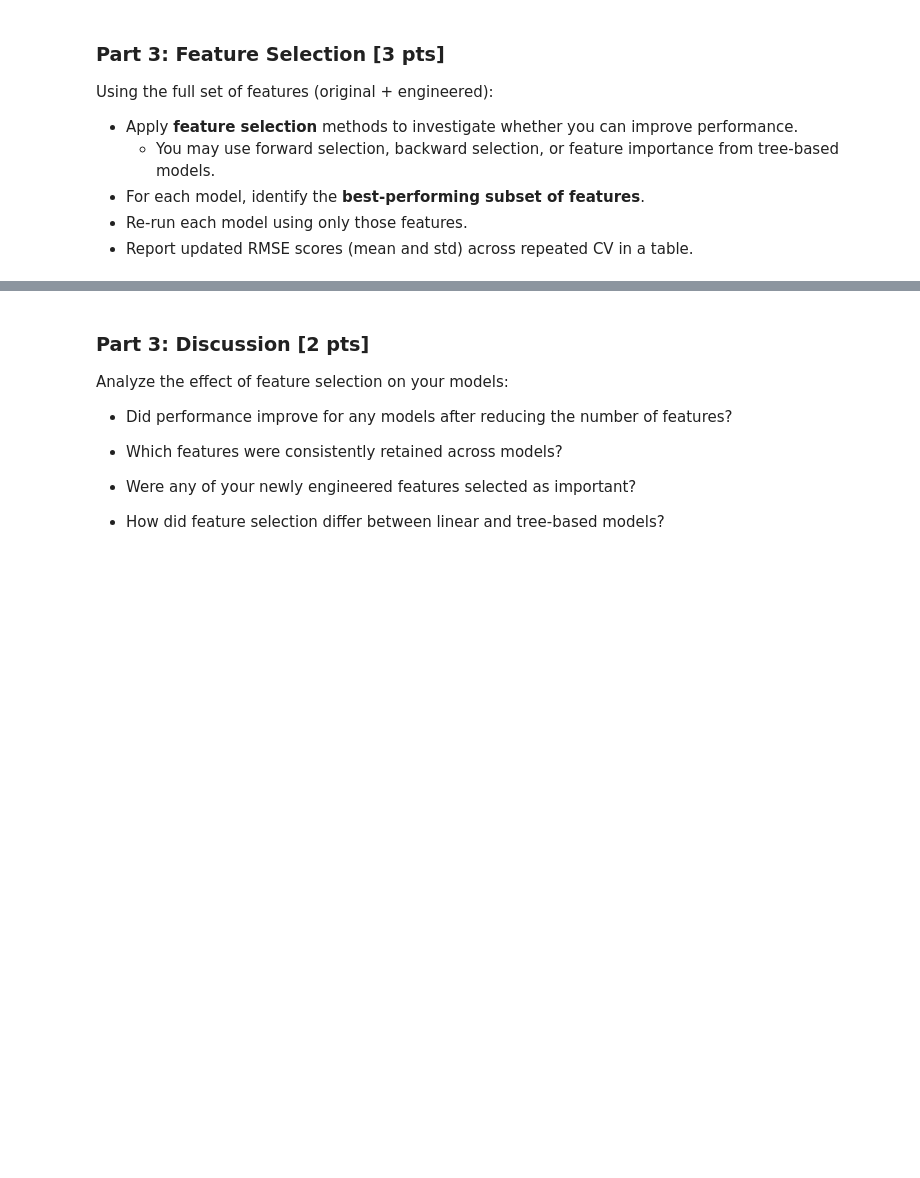
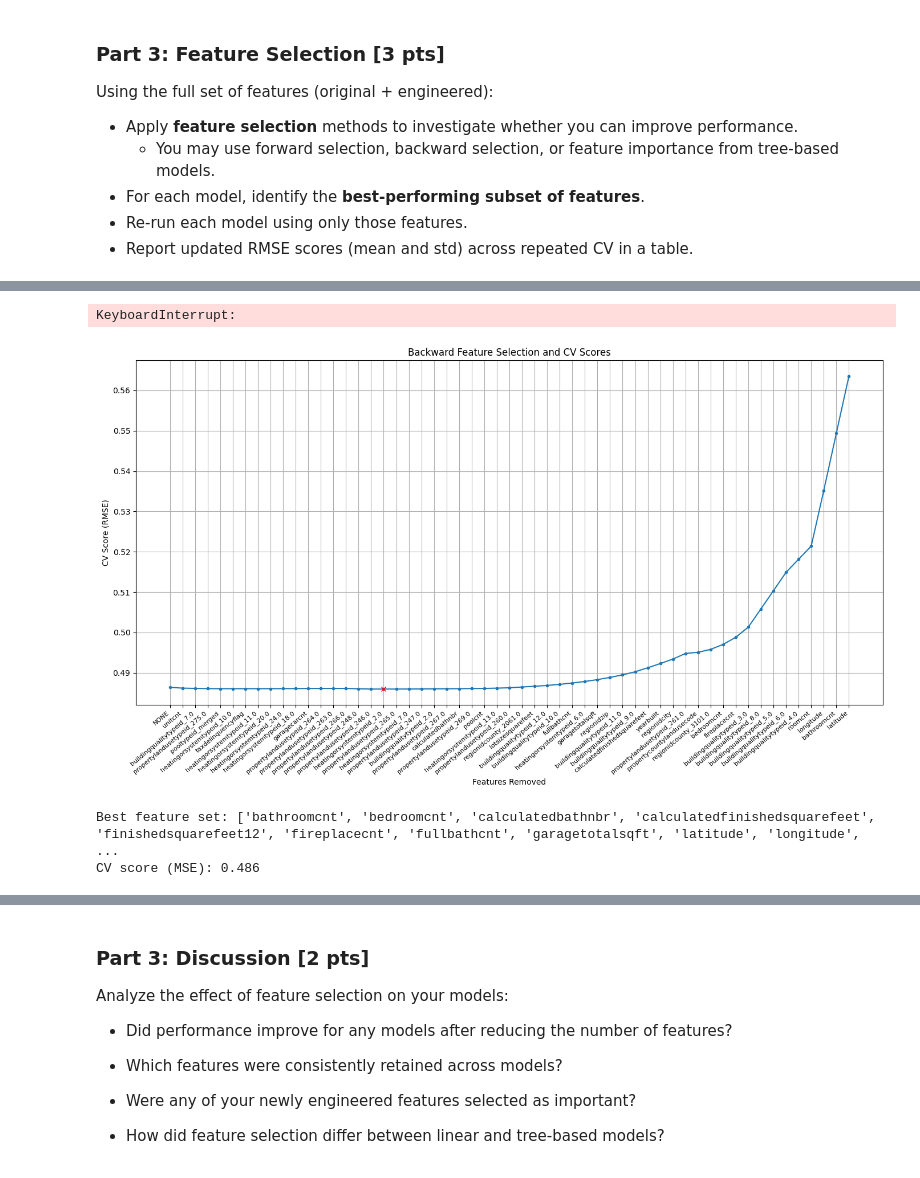
Before and after one commit to asaparson/DX603-Milestone2, a Jupyter notebook: Milestone_02.ipynb, the cells around one changed output, grey strips where cells are left out. Drawn from its saved outputs; the diff is of its cells as text; code cells hidden in the pictures; blank space fills up the shorter version.

```diff
--- a/Milestone_02.ipynb
+++ b/Milestone_02.ipynb
@@ -365,0 +554,68 @@ Using the full set of features (original + engineered):
+# %%
+#3.2.1 - Linear Regression: Forward Feature Selection
+
+#need to transform np.array to pd df
+X_train_scaled_df = pd.DataFrame(X_train_scaled, columns=X_train.columns)
+
+model = LinearRegression()
+
+selected_features, best_scores, best_forward_features, best_score =    (
+        forward_feature_selection(X_train_scaled_df, y_train, model, verbose=False) )
+
+# Convert MSE to RMSE for all scores
+best_rmse_scores = np.sqrt(best_scores)
+best_rmse = np.sqrt(best_score)
+
+# Plot the results
+
+index = np.argmax(np.array(selected_features) == best_forward_features[-1])
+
+plt.figure(figsize=(14, 8))
+plt.plot(range(1, len(best_rmse_scores) + 1), best_rmse_scores, marker='.', label='CV RMSE')
+plt.plot([index + 1], best_rmse, marker='x', color='red', markersize=10, label='Best Feature Set Endpoint')
+plt.xticks(range(1, len(selected_features) + 1), selected_features, rotation=60, ha='right', fontsize=8)
+plt.ylim(min(best_rmse_scores) * 0.95, max(best_rmse_scores) * 1.05)  # Adjust y-axis range for visibility
+plt.xlabel('Features Added')
+plt.ylabel('CV RMSE')
+plt.legend()
+plt.grid()
+plt.tight_layout()
+plt.show()
+
+# Print the best subset and RMSE score
+print(f"Best Features: {best_forward_features}")
+print(f"Best CV RMSE Score: {best_rmse:.4f}")
+# %% [output]
+KeyboardInterrupt:
+# %%
+#3.2.1 - Linear Regression:  Backward Feature Selection
+
+#need to transform np.array to pd df
+X_train_scaled_df = pd.DataFrame(X_train_scaled, columns=X_train.columns)
+
+model = LinearRegression()
+
+selected_features, best_scores, best_feature_set, best_score =    (
+        backward_feature_selection(X_train_scaled_df, y_train, model, verbose=False) )
+
+
+plt.figure(figsize=(14, 8))
+plt.title('Backward Feature Selection and CV Scores')
+plt.plot(range(1, len(best_scores) + 1), best_scores, marker='.')
+index = np.argmin(best_scores)
+plt.plot([index + 1], best_scores[index], marker='x', color='red')
+plt.xticks(range(1, len(selected_features) + 1), selected_features, rotation=40, ha='right', fontsize=8)
+plt.xlabel('Features Removed')
+plt.ylabel('CV Score (RMSE)')
+plt.grid()
+plt.tight_layout()
+plt.show()
+
+# Print minimum cv score
+
+print("Best feature set:", best_feature_set)
+print("CV score (MSE):",np.around(best_score,4))
+# %% [output]
+[figure, added]
+Best feature set: ['bathroomcnt', 'bedroomcnt', 'calculatedbathnbr', 'calculatedfinishedsquarefeet', 'finishedsquarefeet12', 'fireplacecnt', 'fullbathcnt', 'garagetotalsqft', 'latitude', 'longitude',  ...
+CV score (MSE): 0.486
```
Also changed, not shown: parts of 12 cells of this notebook.
